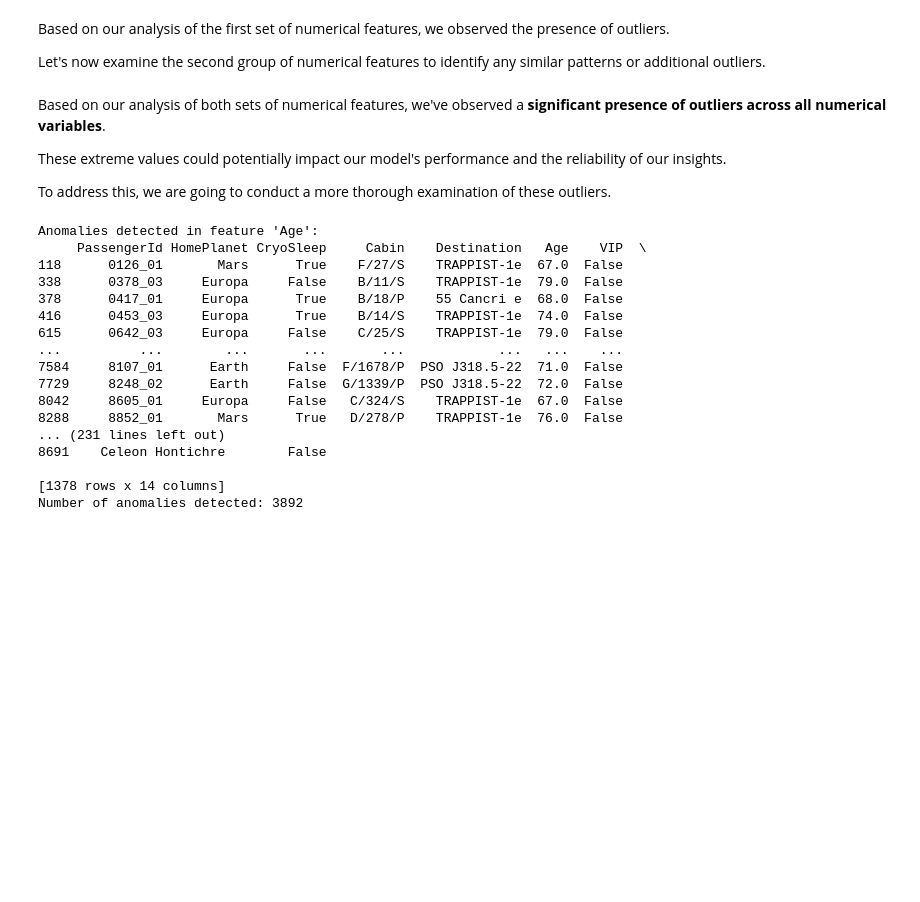
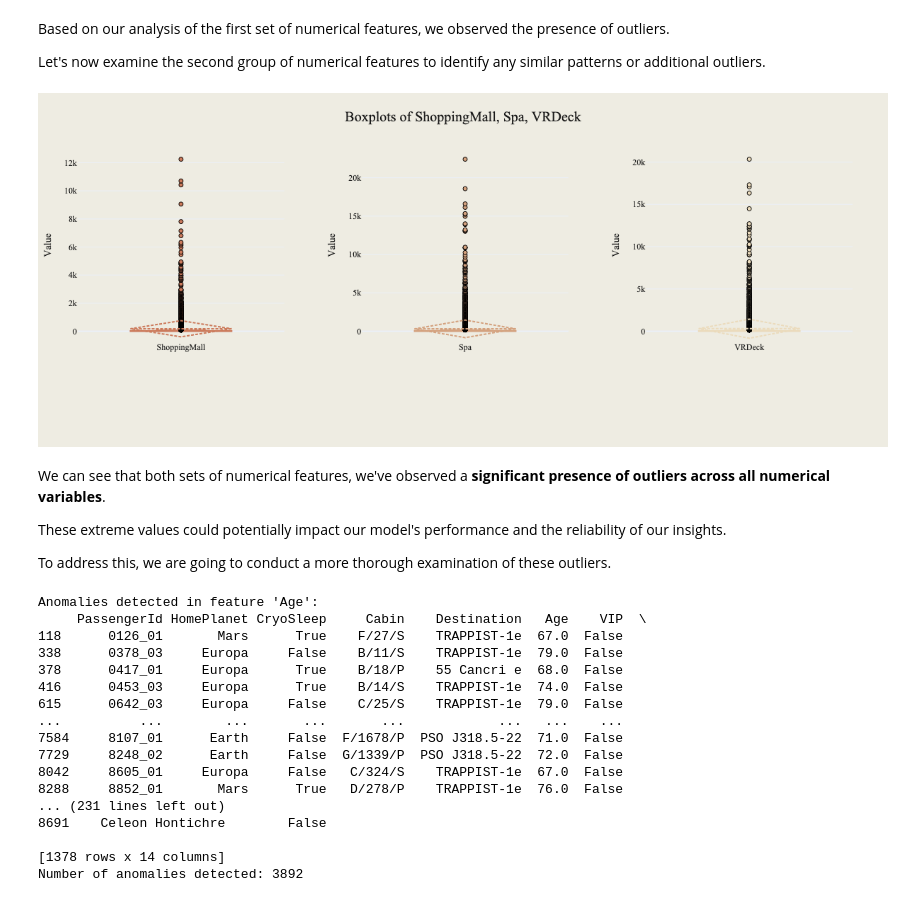
Before and after one commit to vytautas-bunevicius/kaggle-spaceship-titanic, a Jupyter notebook: notebooks/spaceship_titanic_analysis.ipynb, the cells around one changed output. Cells and saved outputs as stored; diff of their text form; code cells hidden in the pictures; blank space fills up the shorter version.

Commit message:
feat: add feature engineering and document findings, fix box plot for second set of numerical features

```diff
--- a/notebooks/spaceship_titanic_analysis.ipynb
+++ b/notebooks/spaceship_titanic_analysis.ipynb
@@ -387,11 +387,11 @@ plot_combined_boxplots(
     train_data_cleaned, numerical_features_two, save_path="../images/box_plots_two.png"
 )
 # %%
-plot_combined_boxplots(
-    train_data_cleaned, numerical_features_two, save_path="../images/box_plots_two.png"
-)
+Image(filename="../images/box_plots_two.png")
+# %% [output]
+[figure, added]
 # %% [markdown]
-Based on our analysis of both sets of numerical features, we've observed a **significant presence of outliers across all numerical variables**.
+We can see that both sets of numerical features, we've observed a **significant presence of outliers across all numerical variables**.
 
 These extreme values could potentially impact our model's performance and the reliability of our insights.
 
```
Also changed, not shown: parts of 9 cells of this notebook, 1 other file.
